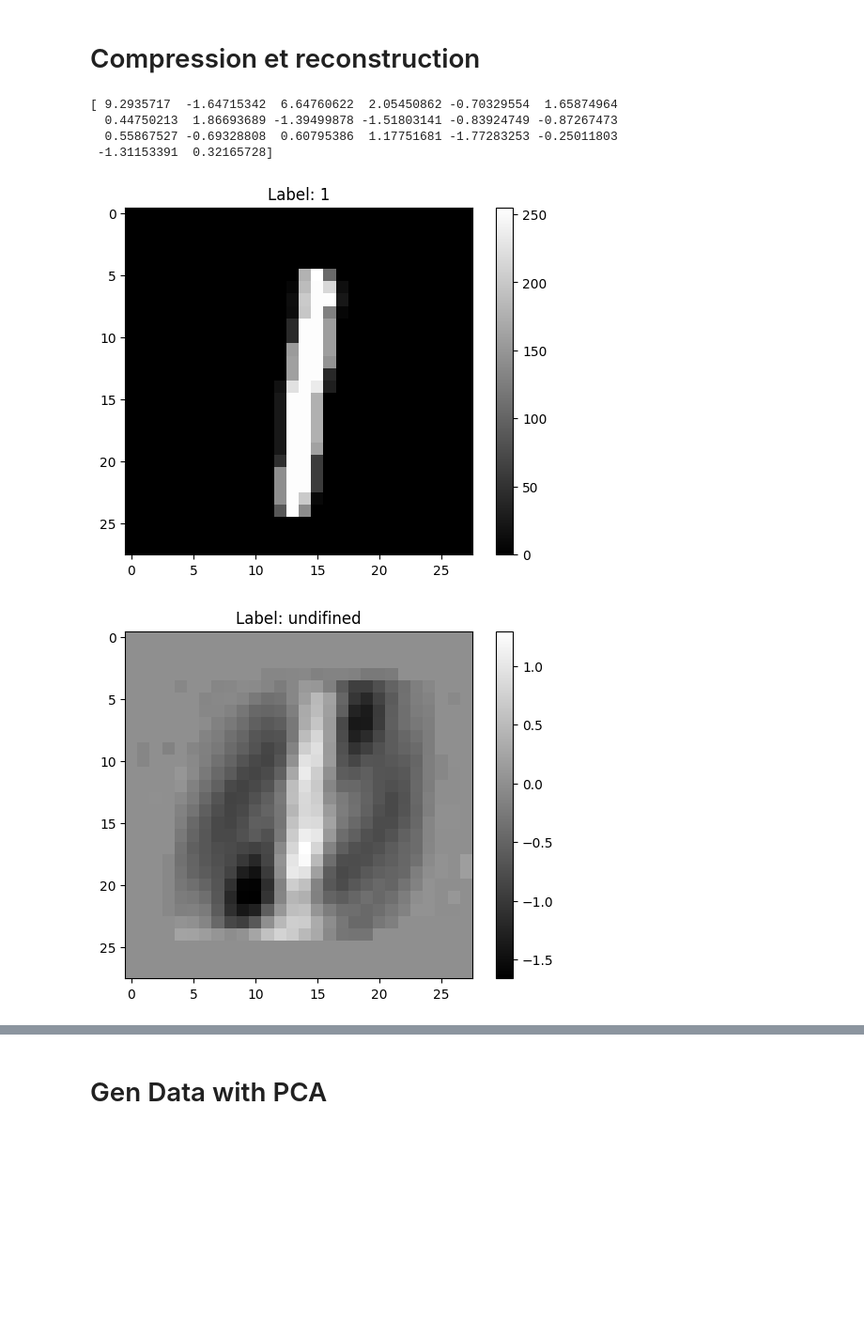
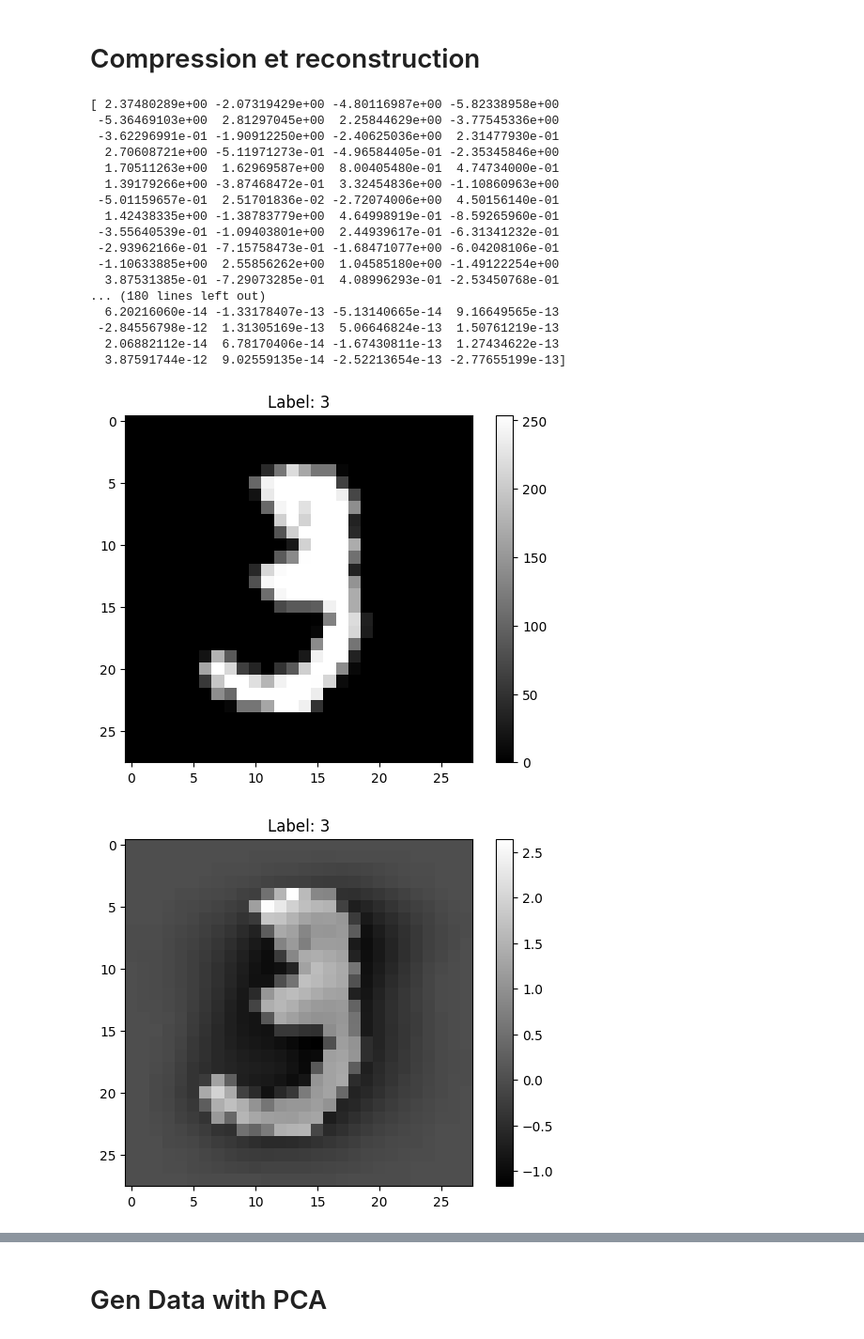
Before and after one commit to charlesgit670/__ProjetEcole__UnsupervisedLearning, a Jupyter notebook: src/PCA.ipynb, the cells around one changed output, grey strips where cells are left out. Shown: that part at 94% size. Saved outputs shown, nothing was run; the diff lists cells and outputs as text; code cells hidden in the pictures; blank space fills up the shorter version.

```diff
--- a/src/PCA.ipynb
+++ b/src/PCA.ipynb
@@ -9,8 +9,8 @@ from sklearn.preprocessing import StandardScaler
 import pandas as pd
 # %%
 # Charger les données MNIST
-# digits = [0, 1, 2, 3, 4, 5, 6, 7, 8, 9]
-digits = [0, 1]
+digits = [0, 1, 2, 3, 4, 5, 6, 7, 8, 9]
+# digits = [0, 1]
 
 mnist = fetch_openml('mnist_784', version=1)
 X = mnist.data[:2000]  # Utiliser un sous-ensemble pour la rapidité
@@ -128,20 +170,33 @@ def pca_n_components(n, X_std):
     X_pca_reconstructed = np.dot(X_pca, projection_matrix.T)
     return X_pca, X_pca_reconstructed
 # %%
-X_pca, X_pca_reconstructed = pca_n_components(20, X_std)
+X_pca, X_pca_reconstructed = pca_n_components(784, X_std)
 # print(X_pca, X_pca_reconstructed)
 
 print(X_pca[10])
 
 visualize_image(10, X, y)
 visualize_image(10, X_pca_reconstructed, y)
 # %% [output]
-[ 9.2935717  -1.64715342  6.64760622  2.05450862 -0.70329554  1.65874964
-  0.44750213  1.86693689 -1.39499878 -1.51803141 -0.83924749 -0.87267473
-  0.55867527 -0.69328808  0.60795386  1.17751681 -1.77283253 -0.25011803
- -1.31153391  0.32165728]
+[ 2.37480289e+00 -2.07319429e+00 -4.80116987e+00 -5.82338958e+00
+ -5.36469103e+00  2.81297045e+00  2.25844629e+00 -3.77545336e+00
+ -3.62296991e-01 -1.90912250e+00 -2.40625036e+00  2.31477930e-01
+  2.70608721e+00 -5.11971273e-01 -4.96584405e-01 -2.35345846e+00
+  1.70511263e+00  1.62969587e+00  8.00405480e-01  4.74734000e-01
+  1.39179266e+00 -3.87468472e-01  3.32454836e+00 -1.10860963e+00
+ -5.01159657e-01  2.51701836e-02 -2.72074006e+00  4.50156140e-01
+  1.42438335e+00 -1.38783779e+00  4.64998919e-01 -8.59265960e-01
+ -3.55640539e-01 -1.09403801e+00  2.44939617e-01 -6.31341232e-01
+ -2.93962166e-01 -7.15758473e-01 -1.68471077e+00 -6.04208106e-01
+ -1.10633885e+00  2.55856262e+00  1.04585180e+00 -1.49122254e+00
+  3.87531385e-01 -7.29073285e-01  4.08996293e-01 -2.53450768e-01
+... (180 lines left out)
+  6.20216060e-14 -1.33178407e-13 -5.13140665e-14  9.16649565e-13
+ -2.84556798e-12  1.31305169e-13  5.06646824e-13  1.50761219e-13
+  2.06882112e-14  6.78170406e-14 -1.67430811e-13  1.27434622e-13
+  3.87591744e-12  9.02559135e-14 -2.52213654e-13 -2.77655199e-13]
-[figure, old version]
+[figure, new version]
-[figure, old version]
+[figure, new version]
 # %%
 type(X_pca)
 print(X_pca.shape[1])
```
Also changed, not shown: parts of 13 cells of this notebook.
